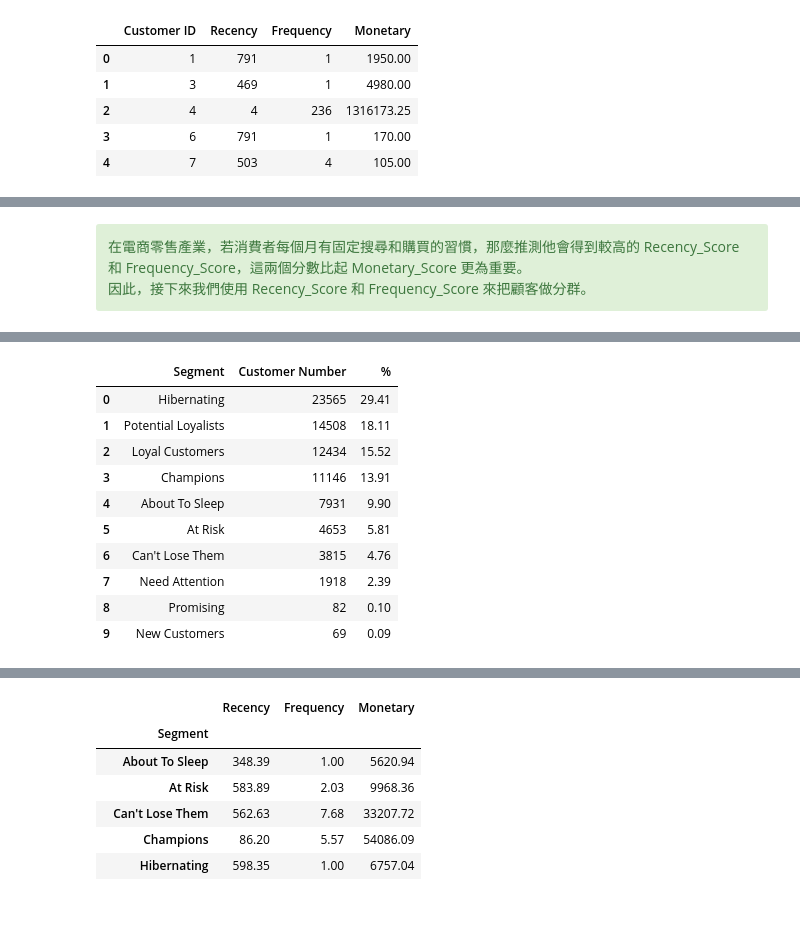
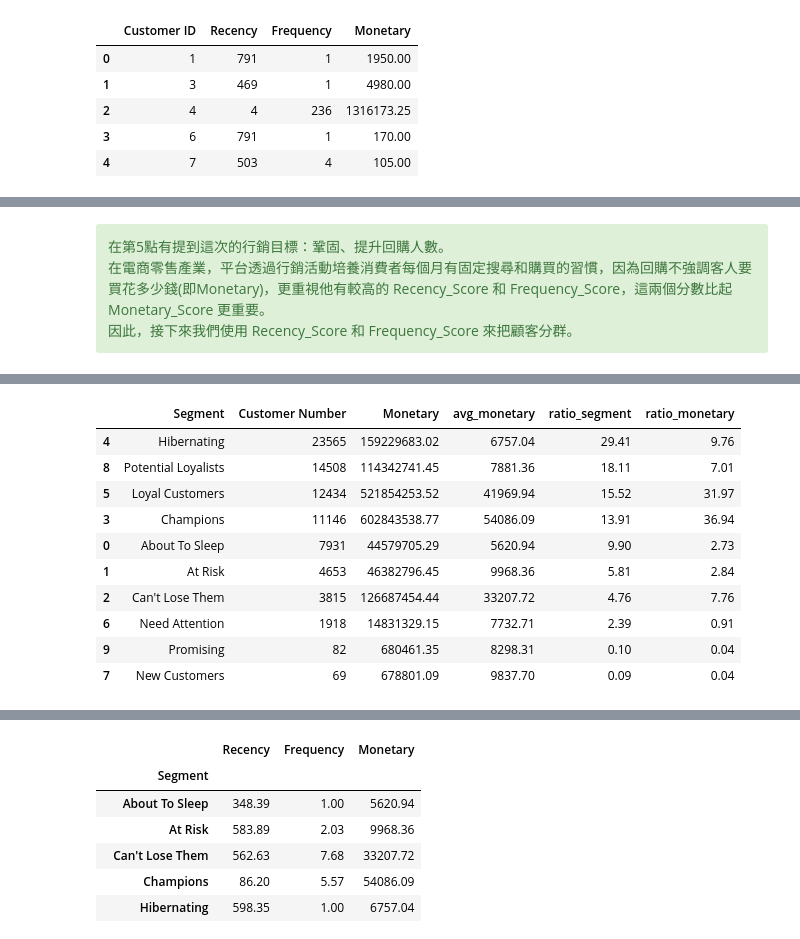
Before and after one commit to LiangYuDer/E-commerce-Analysis, a Jupyter notebook: ec_analysis.ipynb, the cells around one changed output, grey strips where cells are left out. Saved outputs shown, nothing was run; the diff lists cells and outputs as text; code cells hidden in the pictures; blank space fills up the shorter version.

```diff
--- a/ec_analysis.ipynb
+++ b/ec_analysis.ipynb
@@ -452,7 +467,7 @@ print(f"Set the reference date as {reference_date}")
 # %% [output]
 Set the reference date as 2018-08-31 00:00:00
 # %%
-rfm_dt = dt[dt["status"] == "completed"].groupby("Customer ID").agg \
+rfm_dt = order_completed.groupby("Customer ID").agg \
     ({"created_at_date" : lambda created_at_date :(reference_date - created_at_date.max()).days,  # Recency
       "increment_id" : lambda increment_id: increment_id.nunique(),  # Frequency
       "grand_total":  lambda grand_total: grand_total.sum()}).reset_index().sort_values(by="Customer ID")    # Monetary
@@ -495,8 +510,9 @@ rfm_dt.head()
 | 4 | 7 | 503 | 4 | 105.00 | 2 | 5 | 1 | 251 |
 # %% [markdown]
 <div class="alert alert-success">
-在電商零售產業，若消費者每個月有固定搜尋和購買的習慣，那麼推測他會得到較高的 Recency_Score 和 Frequency_Score，這兩個分數比起 Monetary_Score 更為重要。<br>
-因此，接下來我們使用 Recency_Score 和 Frequency_Score 來把顧客做分群。
+在第5點有提到這次的行銷目標：鞏固、提升回購人數。<br>
+在電商零售產業，平台透過行銷活動培養消費者每個月有固定搜尋和購買的習慣，因為回購不強調客人要買花多少錢(即Monetary)，更重視他有較高的 Recency_Score 和 Frequency_Score，這兩個分數比起 Monetary_Score 更重要。<br>
+因此，接下來我們使用 Recency_Score 和 Frequency_Score 來把顧客分群。
 </div>
 # %% [markdown]
 <img src ="https://github.com/LiangYuDer/E-commerce-Analysis/blob/main/Recency%20and%20Frequency%20Grid.JPG?raw=true" width = "750" height ="410" >
@@ -536,20 +552,22 @@ rfm_dt.head()
 | 3 | 6 | 791 | 1 | 170.00 | 1 | 1 | 1 | 111 | ... |
 | 4 | 7 | 503 | 4 | 105.00 | 2 | 5 | 1 | 251 | ... |
 # %%
-#統計每個分組的顧客人數和比例
-rfm_dt_segnum = rfm_dt.groupby("Segment").agg({"Customer ID":"count"}).sort_values("Customer ID", ascending=False).reset_index()
-rfm_dt_segnum["%"] = 100 * (rfm_dt_segnum["Customer ID"] / rfm_dt_segnum["Customer ID"].sum())
-rfm_dt_segnum.columns = ["Segment", "Customer Number","%"]
-rfm_dt_segnum
+#統計每個分組的顧客人數、消費金額和比例
+rfm_dt_segnum = rfm_dt.groupby("Segment").agg({"Customer ID":"count","Monetary":["sum","mean"]}).reset_index()
+rfm_dt_segnum = rfm_dt_segnum.droplevel(0, axis=1)
+rfm_dt_segnum["ratio_segment"] = 100*(rfm_dt_segnum["count"] / rfm_dt_segnum["count"].sum())
+rfm_dt_segnum["ratio_monetary"] = 100*(rfm_dt_segnum["sum"] / rfm_dt_segnum["sum"].sum())
+rfm_dt_segnum.columns = ["Segment", "Customer Number","Monetary","avg_monetary","ratio_segment","ratio_monetary"]
+rfm_dt_segnum.sort_values("Customer Number", ascending=False)
 # %% [output]
-|  | Segment | Customer Number | % |
-| 0 | Hibernating | 23565 | 29.41 |
-| 1 | Potential Loyalists | 14508 | 18.11 |
-| 2 | Loyal Customers | 12434 | 15.52 |
-| 3 | Champions | 11146 | 13.91 |
-| 4 | About To Sleep | 7931 | 9.90 |
-| 5 | At Risk | 4653 | 5.81 |
-| 6 | Can't Lose Them | 3815 | 4.76 |
-| 7 | Need Attention | 1918 | 2.39 |
-| 8 | Promising | 82 | 0.10 |
-| 9 | New Customers | 69 | 0.09 |
+|  | Segment | Customer Number | Monetary | avg_monetary | ratio_segment | ratio_monetary |
+| 4 | Hibernating | 23565 | 159229683.02 | 6757.04 | 29.41 | 9.76 |
+| 8 | Potential Loyalists | 14508 | 114342741.45 | 7881.36 | 18.11 | 7.01 |
+| 5 | Loyal Customers | 12434 | 521854253.52 | 41969.94 | 15.52 | 31.97 |
+| 3 | Champions | 11146 | 602843538.77 | 54086.09 | 13.91 | 36.94 |
+| 0 | About To Sleep | 7931 | 44579705.29 | 5620.94 | 9.90 | 2.73 |
+| 1 | At Risk | 4653 | 46382796.45 | 9968.36 | 5.81 | 2.84 |
+| 2 | Can't Lose Them | 3815 | 126687454.44 | 33207.72 | 4.76 | 7.76 |
+| 6 | Need Attention | 1918 | 14831329.15 | 7732.71 | 2.39 | 0.91 |
+| 9 | Promising | 82 | 680461.35 | 8298.31 | 0.10 | 0.04 |
+| 7 | New Customers | 69 | 678801.09 | 9837.70 | 0.09 | 0.04 |
```
Also changed, not shown: parts of 20 cells of this notebook.
